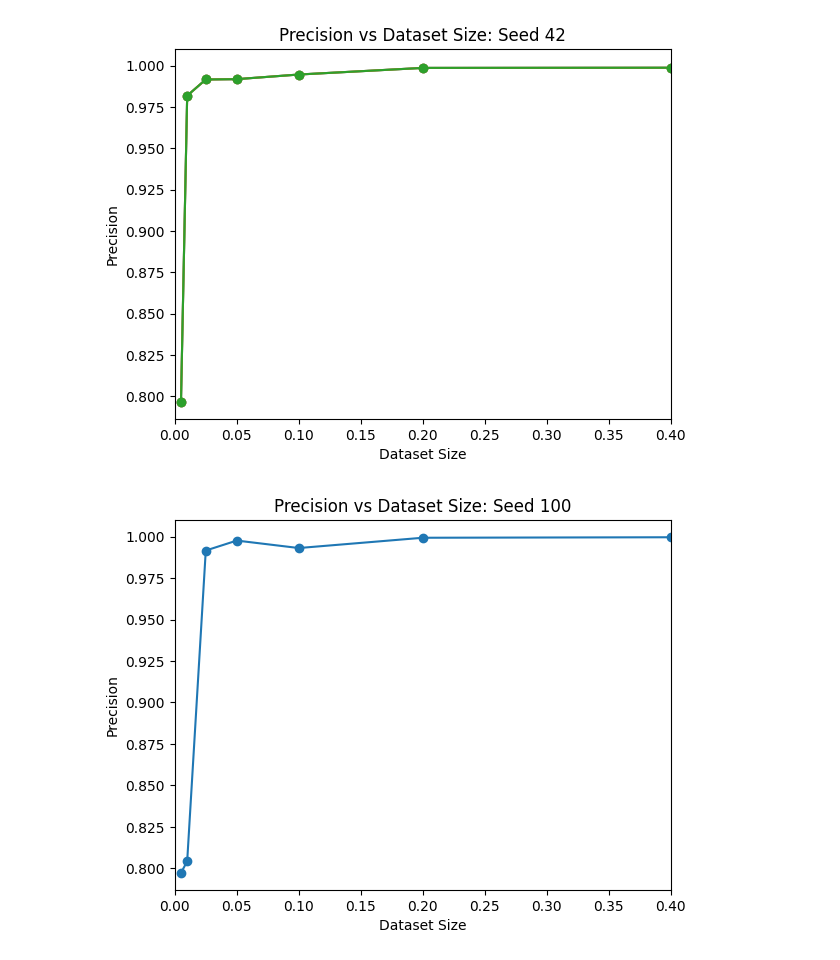
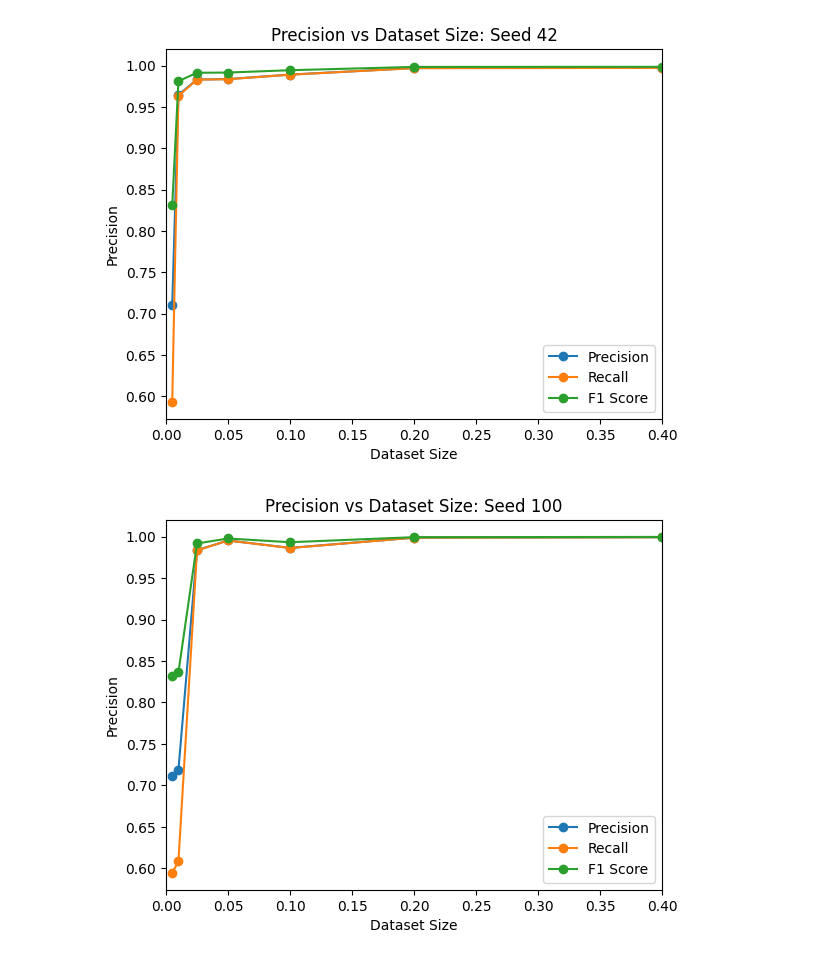
Before and after one commit to Nakul-Rajpal/IoT23-Anomaly-Detection, a Jupyter notebook: results.ipynb, the cells around one changed output. Cells and saved outputs as stored; diff of their text form; code cells hidden in the pictures.

Commit message:
Finished Model Training/Results on 16_8_4 Architecture

```diff
--- a/results.ipynb
+++ b/results.ipynb
@@ -4,29 +4,35 @@ import matplotlib.pyplot as plt
 import numpy as np
 # %%
 # 42 seed results
-accuracy = np.array([0.9998, 0.9995, 0.998, 0.9987, 0.9986, 0.9946, 0.9918, 0.9916, 0.9818, 0.7967])
-
-
+precision = np.array([0.9995, 0.9991, 0.996, 0.9974, 0.9972, 0.9893, 0.9839, 0.9834, 0.9648, 0.7109])
+recall = np.array([0.9995, 0.9991, 0.996, 0.9974, 0.9971, 0.9892, 0.9837, 0.9832, 0.9636, 0.5934])
+f1 = np.array([0.9998, 0.9995, 0.998, 0.9987, 0.9986, 0.9946, 0.9918, 0.9915, 0.9814, 0.8310])
 dataset_size = np.array([1, 0.8, 0.6, 0.4, 0.2, 0.1, 0.05, 0.025, 0.01, 0.005])
-plt.plot(dataset_size, accuracy, marker='o', label='Precision')
-plt.plot(dataset_size, accuracy, marker='o', label='Accuracy')
-plt.plot(dataset_size, accuracy, marker='o', label='Accuracy')
+plt.plot(dataset_size, precision, marker='o', label='Precision')
+plt.plot(dataset_size, recall, marker='o', label='Recall')
+plt.plot(dataset_size, f1, marker='o', label='F1 Score')
 plt.xlim(0,0.4)
+plt.legend()
 plt.xlabel('Dataset Size')
 plt.ylabel('Precision')
 plt.title('Precision vs Dataset Size: Seed 42')
-plt.savefig("16_4_8_Precision.png", dpi=300)
+plt.savefig("16_4_8_Precision_42.png", dpi=300)
 # %% [output]
-[figure, old version]
+[figure, new version]
 # %%
-# 42 seed results
-data = np.array([0.9975, 0.9997, 0.9998, 0.9996, 0.9993, 0.9931, 0.9976, 0.9916, 0.8042, 0.7972])
-dataset_size = np.array([1, 0.8, 0.6, 0.4, 0.2, 0.1, 0.05, 0.025, 0.01, 0.005])
-plt.plot(dataset_size, data, marker='o', label='Precision')
+# 100 seed results
+precision = np.array([0.9992, 0.9987, 0.9864, 0.9953, 0.9836, 0.7186, 0.7114])
+recall = np.array([0.9992, 0.9987, 0.9862, 0.9953, 0.9833, 0.6085, 0.5944])
+f1 = np.array([0.9996, 0.9993, 0.9932, 0.9977, 0.9917, 0.8363, 0.8314])
+dataset_size = np.array([0.4, 0.2, 0.1, 0.05, 0.025, 0.01, 0.005])
+plt.plot(dataset_size, precision, marker='o', label='Precision')
+plt.plot(dataset_size, recall, marker='o', label='Recall')
+plt.plot(dataset_size, f1, marker='o', label='F1 Score')
 plt.xlabel('Dataset Size')
 plt.xlim(0,0.4)
+plt.legend()
 plt.ylabel('Precision')
 plt.title('Precision vs Dataset Size: Seed 100')
 plt.savefig("16_4_8_Precision_100.png", dpi=300)
 # %% [output]
-[figure, old version]
+[figure, new version]
```
Also changed, not shown: parts of 1 cell of this notebook, 7 other files.
